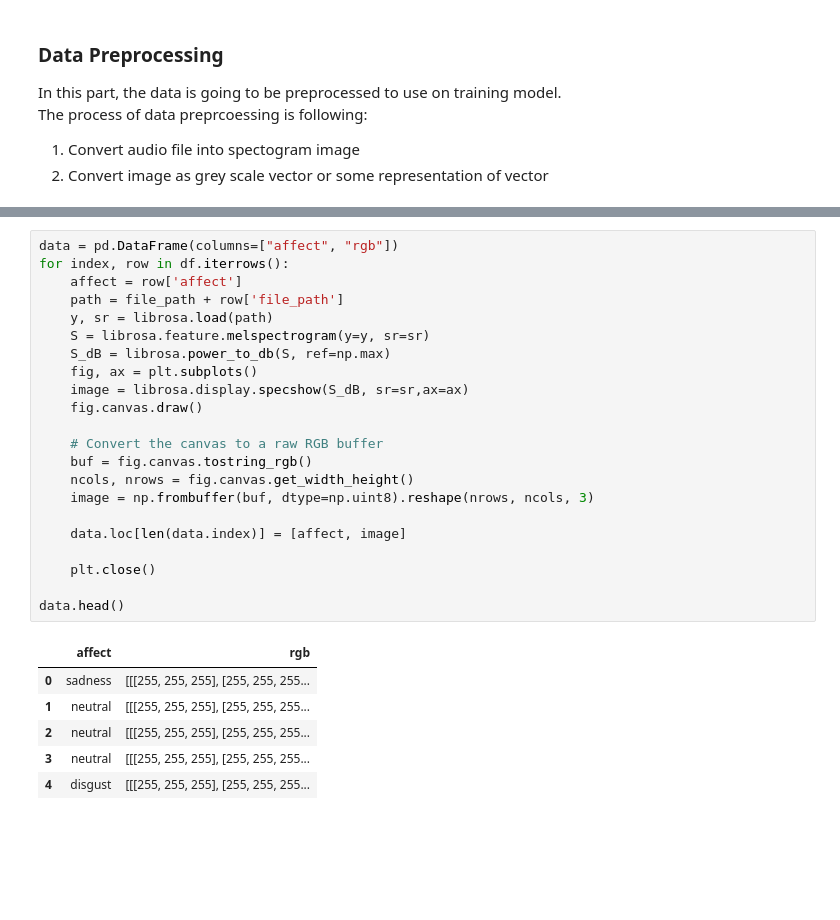
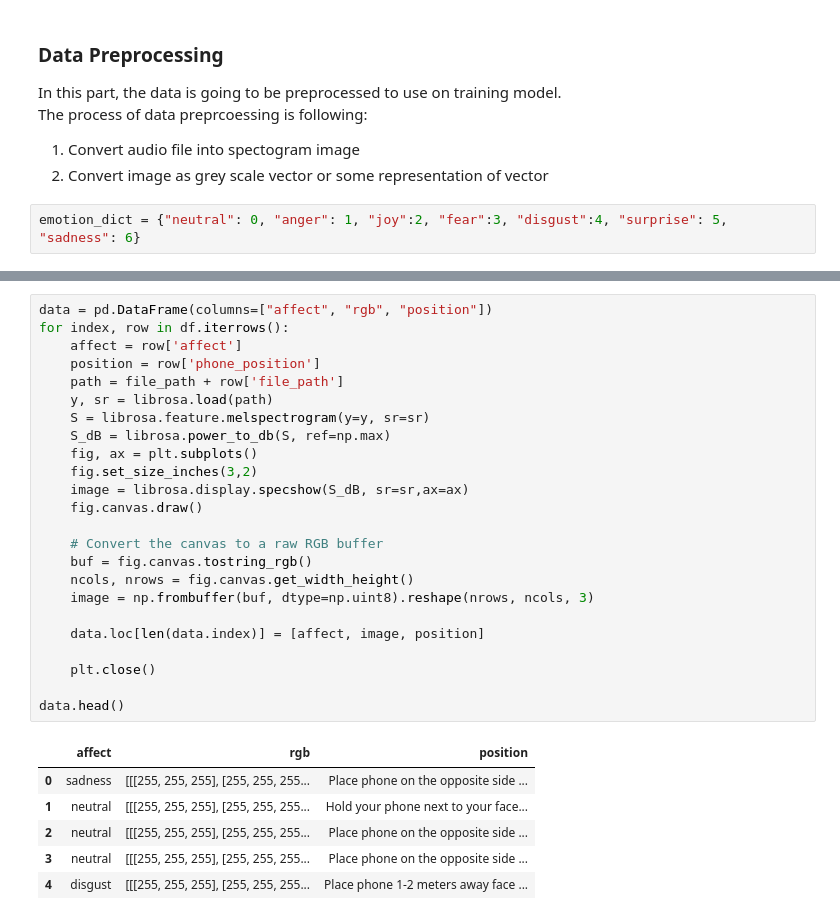
Before and after one commit to Andrew-JG-Ha/BERSt_Vocal_Emotion_Recognition, a Jupyter notebook: models/CNN.ipynb, the cells around one changed output, grey strips where cells are left out. Drawn from its saved outputs; the diff is of its cells as text; blank space fills up the shorter version.

```diff
--- a/models/CNN.ipynb
+++ b/models/CNN.ipynb
@@ -27,6 +40,8 @@ In this part, the data is going to be preprocessed to use on training model.
 The process of data preprcoessing is following:
 1. Convert audio file into spectogram image
 2. Convert image as grey scale vector or some representation of vector
+# %%
+emotion_dict = {"neutral": 0, "anger": 1, "joy":2, "fear":3, "disgust":4, "surprise": 5, "sadness": 6}
 # %%
 #Read file to get the data
 file_path = os.getcwd()
@@ -41,31 +56,33 @@ df.head()
 | 3 | 3 | 18-24 | English | English | Woman | wolf ring lights are fantastic | neutral | Place phone on the opposite side ... | ... |
 | 4 | 4 | 25-39 | English | English | Woman | birds make new jingles | disgust | Place phone 1-2 meters away face ... | ... |
 # %%
-data = pd.DataFrame(columns=["affect", "rgb"])
+data = pd.DataFrame(columns=["affect", "rgb", "position"])
 for index, row in df.iterrows():
     affect = row['affect']
+    position = row['phone_position']
     path = file_path + row['file_path']
     y, sr = librosa.load(path)
     S = librosa.feature.melspectrogram(y=y, sr=sr)
     S_dB = librosa.power_to_db(S, ref=np.max)
     fig, ax = plt.subplots()
+    fig.set_size_inches(3,2)
     image = librosa.display.specshow(S_dB, sr=sr,ax=ax)
     fig.canvas.draw()
 
     # Convert the canvas to a raw RGB buffer
     buf = fig.canvas.tostring_rgb()
     ncols, nrows = fig.canvas.get_width_height()
     image = np.frombuffer(buf, dtype=np.uint8).reshape(nrows, ncols, 3)
 
-    data.loc[len(data.index)] = [affect, image]
+    data.loc[len(data.index)] = [affect, image, position]
 
     plt.close()
 
 data.head()
 # %% [output]
-|  | affect | rgb |
-| 0 | sadness | [[[255, 255, 255], [255, 255, 255... |
-| 1 | neutral | [[[255, 255, 255], [255, 255, 255... |
-| 2 | neutral | [[[255, 255, 255], [255, 255, 255... |
-| 3 | neutral | [[[255, 255, 255], [255, 255, 255... |
-| 4 | disgust | [[[255, 255, 255], [255, 255, 255... |
+|  | affect | rgb | position |
+| 0 | sadness | [[[255, 255, 255], [255, 255, 255... | Place phone on the opposite side ... |
+| 1 | neutral | [[[255, 255, 255], [255, 255, 255... | Hold your phone next to your face... |
+| 2 | neutral | [[[255, 255, 255], [255, 255, 255... | Place phone on the opposite side ... |
+| 3 | neutral | [[[255, 255, 255], [255, 255, 255... | Place phone on the opposite side ... |
+| 4 | disgust | [[[255, 255, 255], [255, 255, 255... | Place phone 1-2 meters away face ... |
```
Also changed, not shown: parts of 17 cells of this notebook.
